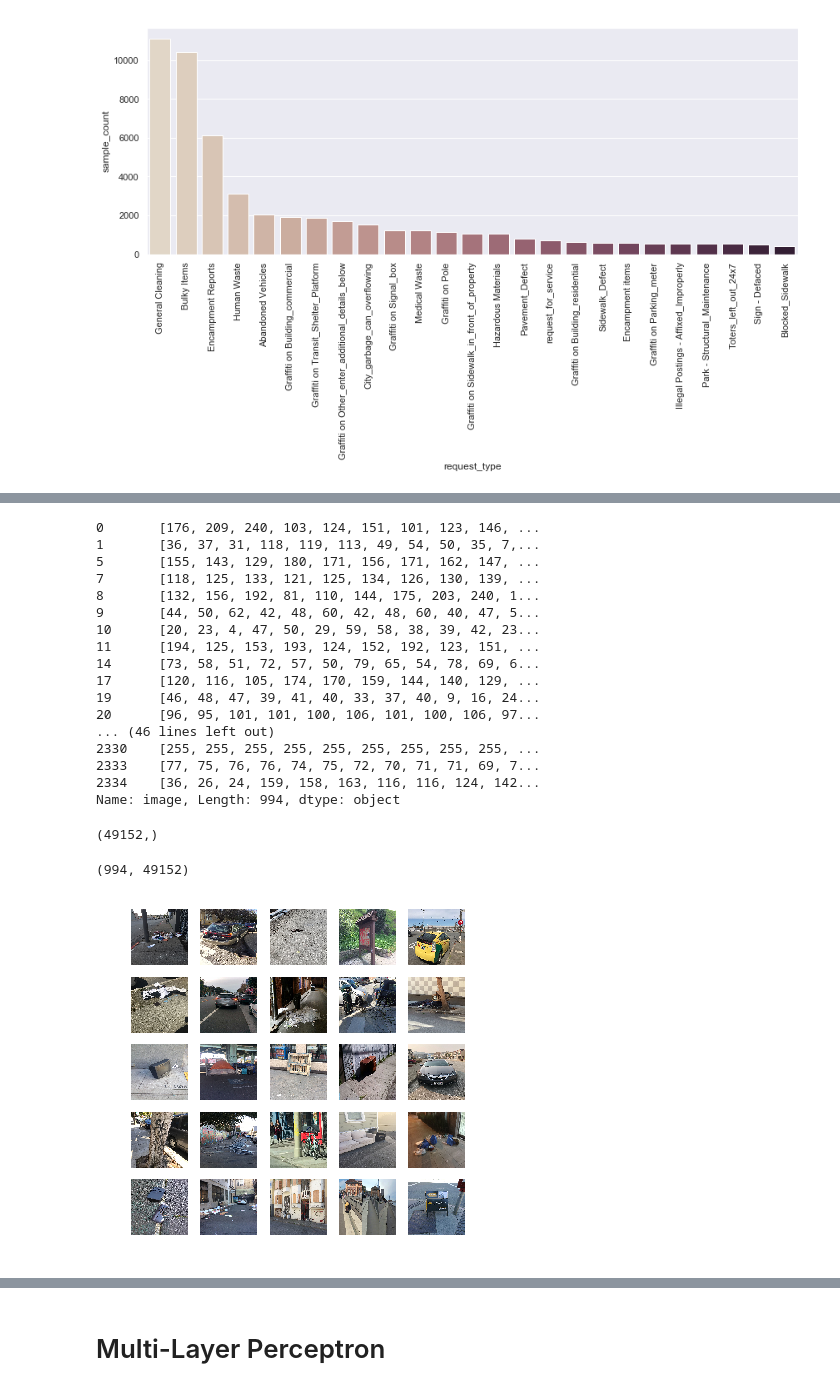
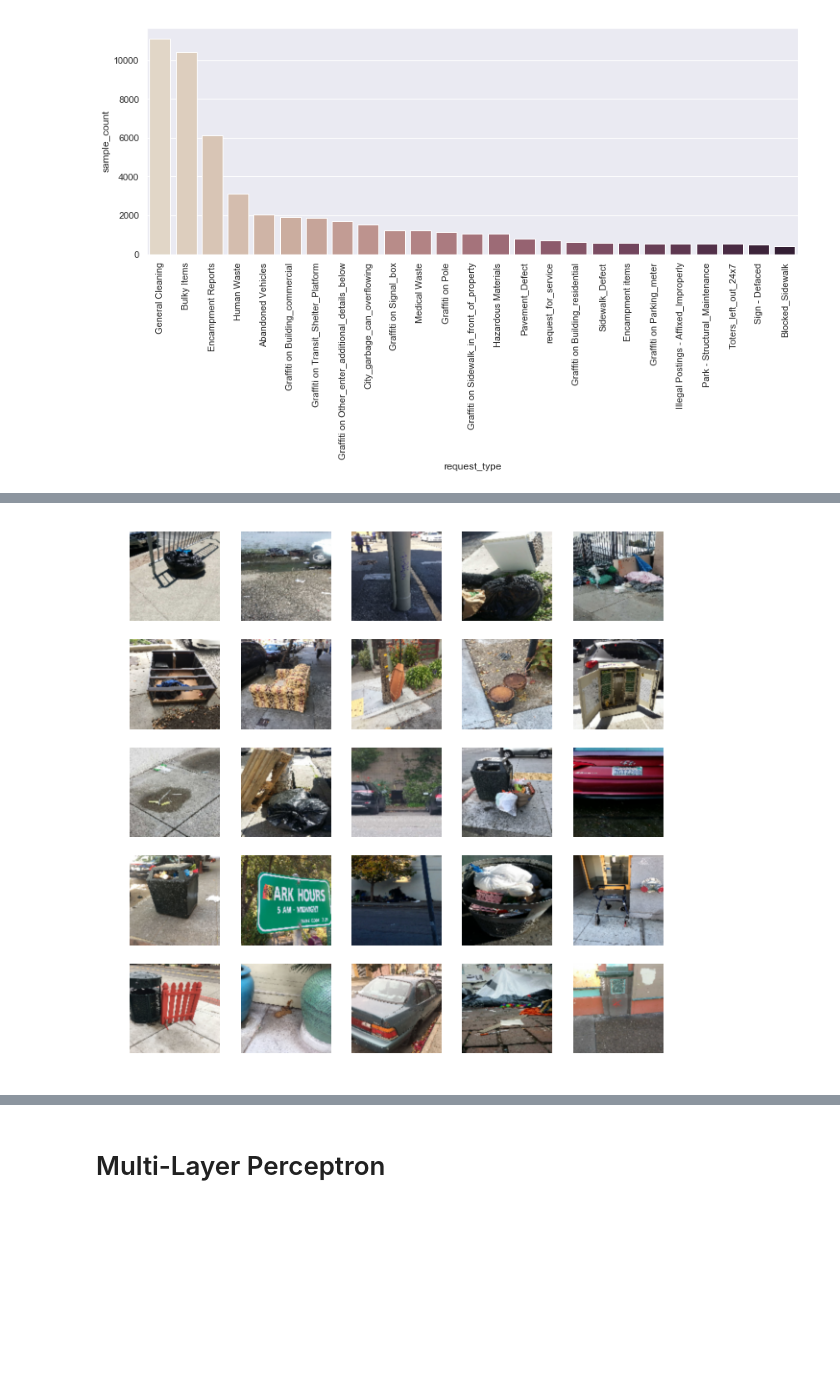
Before and after one commit to cbevis/SF_311, a Jupyter notebook: 311-Capstone_EDA.ipynb, the cells around one changed output, grey strips where cells are left out. Saved outputs shown, nothing was run; the diff lists cells and outputs as text; code cells hidden in the pictures; blank space fills up the shorter version.

```diff
--- a/311-Capstone_EDA.ipynb
+++ b/311-Capstone_EDA.ipynb
@@ -30,0 +38,19 @@ df = pd.read_csv('df_mini_60000.csv')
+# %%
+# Using the first 60000 data points
+# Limited due to computational time and disc space
+files = glob.glob('pickles/mini_*pickle.gzde')
+dim1, dim2, dim3 = 128, 128, 3
+
+df = pd.concat([pd.read_pickle(fp, compression='gzip') for fp in files])
+
+columns = list(df.columns)
+columns = [column.lower().replace(' ', '_') for column in columns]
+df.columns = columns
+
+df.dropna(subset=['image'], inplace=True)
+df['updated'] = pd.to_datetime(df['updated'])
+df['opened'] = pd.to_datetime(df['opened'])
+df['closed'] = pd.to_datetime(df['closed'])
+
+X_notflat = np.concatenate(df.image.values.tolist(), axis=0)
+X = X_notflat.reshape(df.shape[0], dim1*dim2*dim3)
@@ -217,24 +230,0 @@ See the caveats in the documentation: http://pandas.pydata.org/pandas-docs/stabl
-# %%
-loaded_obj.image
-# %% [output]
-0       [176, 209, 240, 103, 124, 151, 101, 123, 146, ...
-1       [36, 37, 31, 118, 119, 113, 49, 54, 50, 35, 7,...
-5       [155, 143, 129, 180, 171, 156, 171, 162, 147, ...
-7       [118, 125, 133, 121, 125, 134, 126, 130, 139, ...
-8       [132, 156, 192, 81, 110, 144, 175, 203, 240, 1...
-9       [44, 50, 62, 42, 48, 60, 42, 48, 60, 40, 47, 5...
-10      [20, 23, 4, 47, 50, 29, 59, 58, 38, 39, 42, 23...
-11      [194, 125, 153, 193, 124, 152, 192, 123, 151, ...
-14      [73, 58, 51, 72, 57, 50, 79, 65, 54, 78, 69, 6...
-17      [120, 116, 105, 174, 170, 159, 144, 140, 129, ...
-19      [46, 48, 47, 39, 41, 40, 33, 37, 40, 9, 16, 24...
-20      [96, 95, 101, 101, 100, 106, 101, 100, 106, 97...
-... (46 lines left out)
-2330    [255, 255, 255, 255, 255, 255, 255, 255, 255, ...
-2333    [77, 75, 76, 76, 74, 75, 72, 70, 71, 71, 69, 7...
-2334    [36, 26, 24, 159, 158, 163, 116, 116, 124, 142...
-Name: image, Length: 994, dtype: object
-# %%
-loaded_obj.image[0].shape
-# %% [output]
-(49152,)
@@ -245,18 +231,14 @@ test = test.reshape(994, 49152)
-# %%
-test.shape
-# %% [output]
-(994, 49152)
 # %%
-test2 = test.reshape(994, 128, 128, 3)
+#Examples of dataset
+X_train_image = X.reshape(X.shape[0], 128, 128, 3)
 
-test2_image = test2.astype("uint8")
-
-#Visualizing CIFAR 10
-fig, axes1 = plt.subplots(5,5,figsize=(6,6))
+#Visualizing dataset
+fig, axes1 = plt.subplots(5,5,figsize=(10,10))
 for j in range(5):
     for k in range(5):
-        i = np.random.choice(range(len(test2_image)))
+        i = np.random.choice(range(len(X_train_image)))
         axes1[j][k].set_axis_off()
-        axes1[j][k].imshow(test2_image[i:i+1][0])
+        axes1[j][k].imshow(X_train_image[i:i+1][0],
+                           interpolation='gaussian')
 # %% [output]
-[figure, old version]
+[figure, new version]
```
Also changed, not shown: parts of 69 cells of this notebook, 1 other file.
